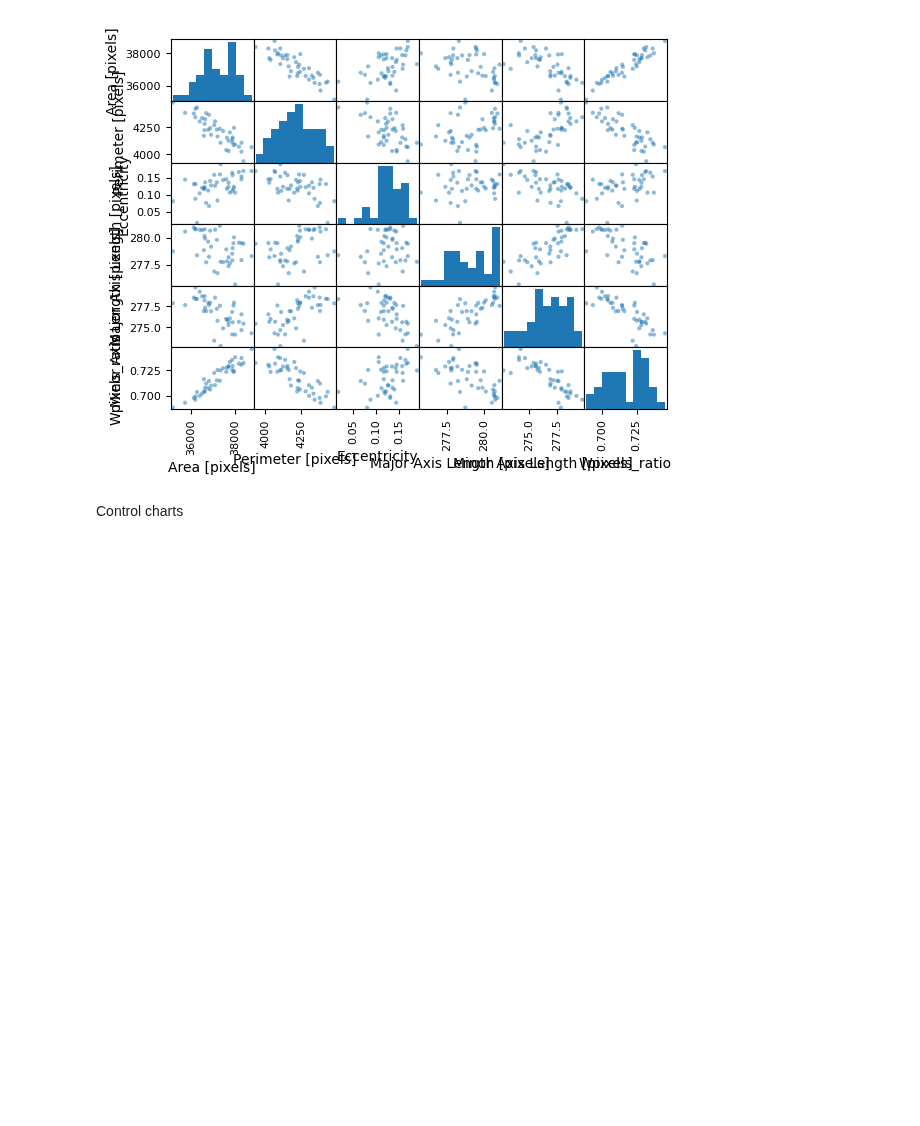
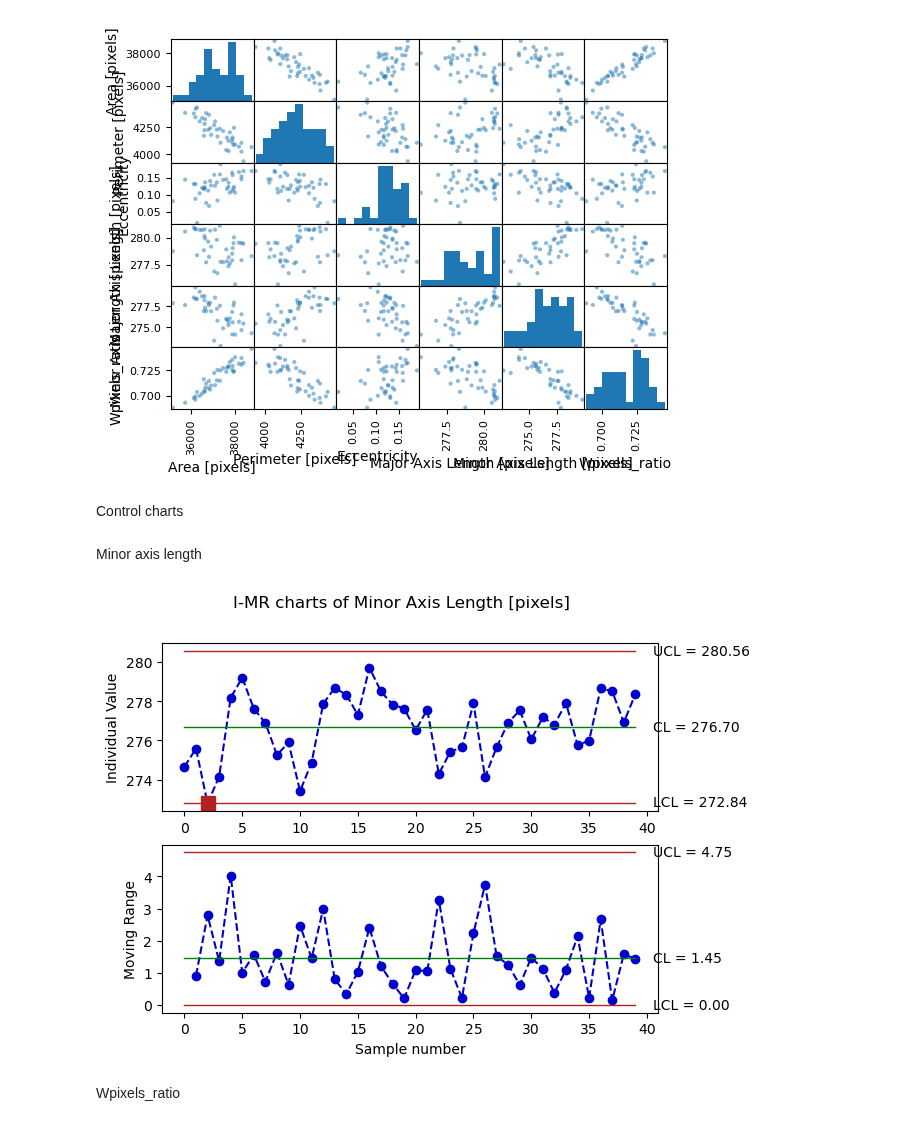
Before and after one commit to abylai11/qda-project, a Jupyter notebook: Python code/Control charts.ipynb, the cells around one changed output. Saved outputs shown, nothing was run; the diff lists cells and outputs as text; code cells hidden in the pictures; blank space fills up the shorter version.

```diff
--- a/Python code/Control charts.ipynb
+++ b/Python code/Control charts.ipynb
@@ -63,0 +66,9 @@ Control charts
+# %% [markdown]
+Minor axis length
+# %%
+data=pd.DataFrame(dataset['Minor Axis Length [pixels]'])
+data_IMR = qda.ControlCharts.IMR(data,'Minor Axis Length [pixels]')
+# %% [output]
+[figure, added]
+# %% [markdown]
+Wpixels_ratio
```
Also changed, not shown: parts of 4 cells of this notebook.
